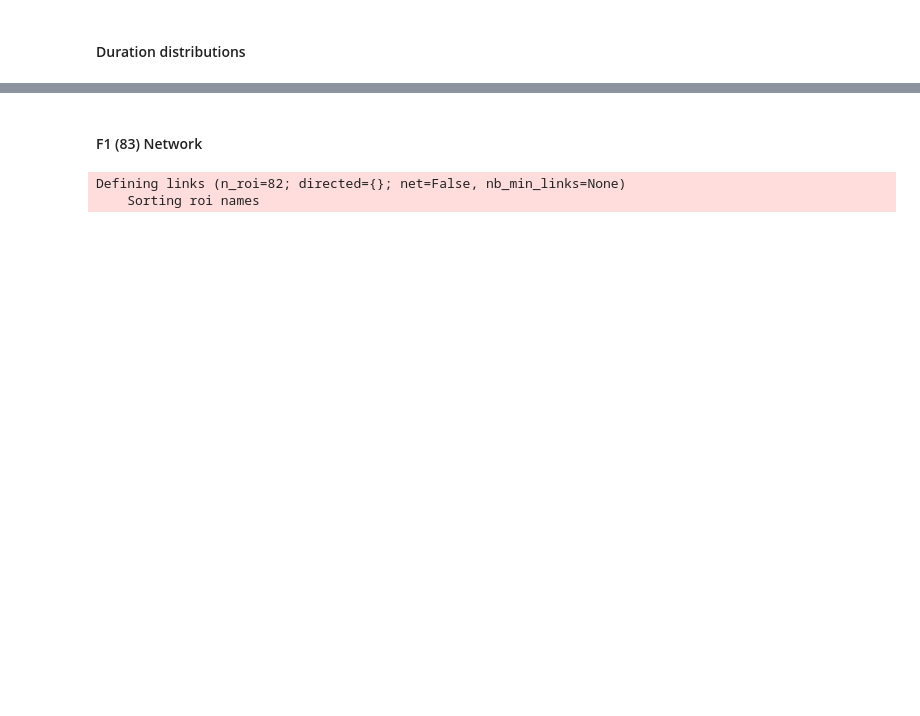
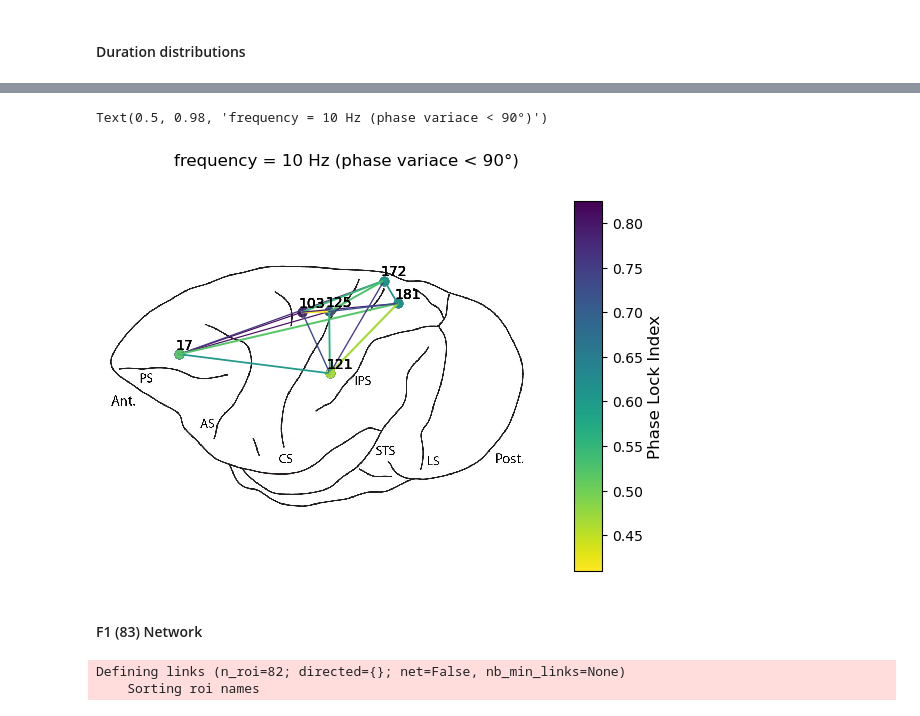
Before and after one commit to ViniciusLima94/phase_coupling_analysis, a Jupyter notebook: notebooks/Phase Analysis - General Approach-F1(83).ipynb, the cells around one changed output, grey strips where cells are left out. Cells and saved outputs as stored; diff of their text form; code cells hidden in the pictures; blank space fills up the shorter version.

```diff
--- a/notebooks/Phase Analysis - General Approach-F1(83).ipynb
+++ b/notebooks/Phase Analysis - General Approach-F1(83).ipynb
@@ -428,0 +707,15 @@ Text(0.5, 0.98, 'Burst duration statistics')
+# %%
+def plot_brain_sketch(ax):
+    png = plt.imread("../Brain Areas/ethyl_brainsketch.jpg")
+    plt.sca(ax)
+    im = plt.imshow(png, interpolation="none")
+    plt.axis("off")
+    pad = 10
+    plt.xlim(-pad, png.shape[1] + pad)
+    plt.ylim(png.shape[0] + pad, -pad)
+# %%
+roi_s, roi_t = _extract_roi(edges, "-")
+ch_s, _ = _extract_roi(roi_s, "_")
+ch_t, _ = _extract_roi(roi_t, "_")
+ch_s = ch_s.astype(int) - 1
+ch_t = ch_t.astype(int) - 1
@@ -429,3 +724,35 @@ Text(0.5, 0.98, 'Burst duration statistics')
+# %%
+vmin = np.min(pli.values)
+vmax = np.max(pli.values)
+norm = matplotlib.colors.Normalize(vmin=vmin, vmax=vmax)
+cmap = matplotlib.colormaps["viridis_r"]
+colors = [cmap(norm(val)) for val in pli.values]
+# %%
+gs = matplotlib.gridspec.GridSpec(1, 2, width_ratios=[15, 1])
+ax1 = plt.subplot(gs[0])
+plot_brain_sketch(ax1)
+pos = 0
+for (
+    s,
+    t,
+) in zip(ch_s, ch_t):
+    x = [xy[s, 0], xy[t, 0]]
+    y = [xy[s, 1], xy[t, 1]]
+    plt.plot(x, y, color=colors[pos], lw=pli[pos].values * 2)
+    plt.scatter(x, y, color=colors[pos])
+    plt.text(x[0] - 10, y[0] - 15, s + 1)
+    plt.text(x[1] - 10, y[1] - 15, t + 1)
+    pos = pos + 1
+
+ax2 = plt.subplot(gs[1])
+cbar = plt.colorbar(mappable=plt.cm.ScalarMappable(cmap="viridis_r", norm=norm), cax=ax2)
+
+cbar.ax.set_ylabel("Phase Lock Index", rotation="vertical", fontsize=12)
+
+plt.suptitle("frequency = 10 Hz (phase variace < 90°)")
+# %% [output]
+Text(0.5, 0.98, 'frequency = 10 Hz (phase variace < 90°)')
+[figure, added]
 # %% [markdown]
 #### F1 (83) Network
 # %%
```
Also changed, not shown: parts of 45 cells of this notebook, 9 other files.
